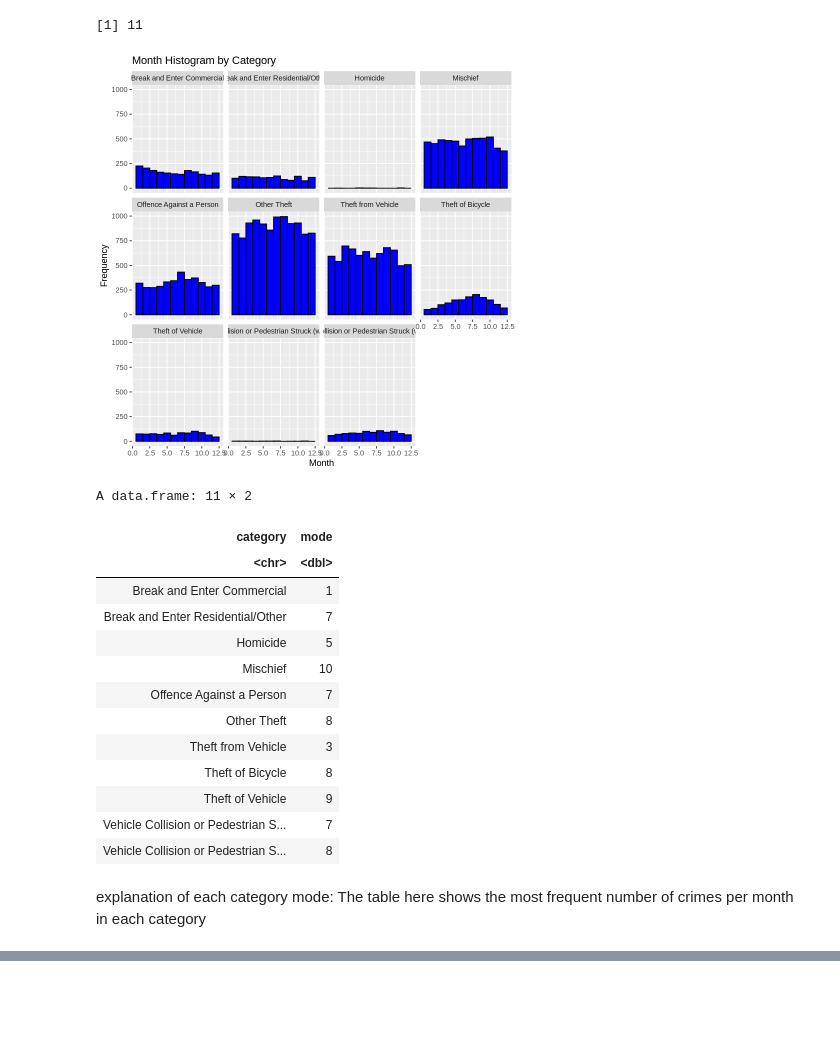
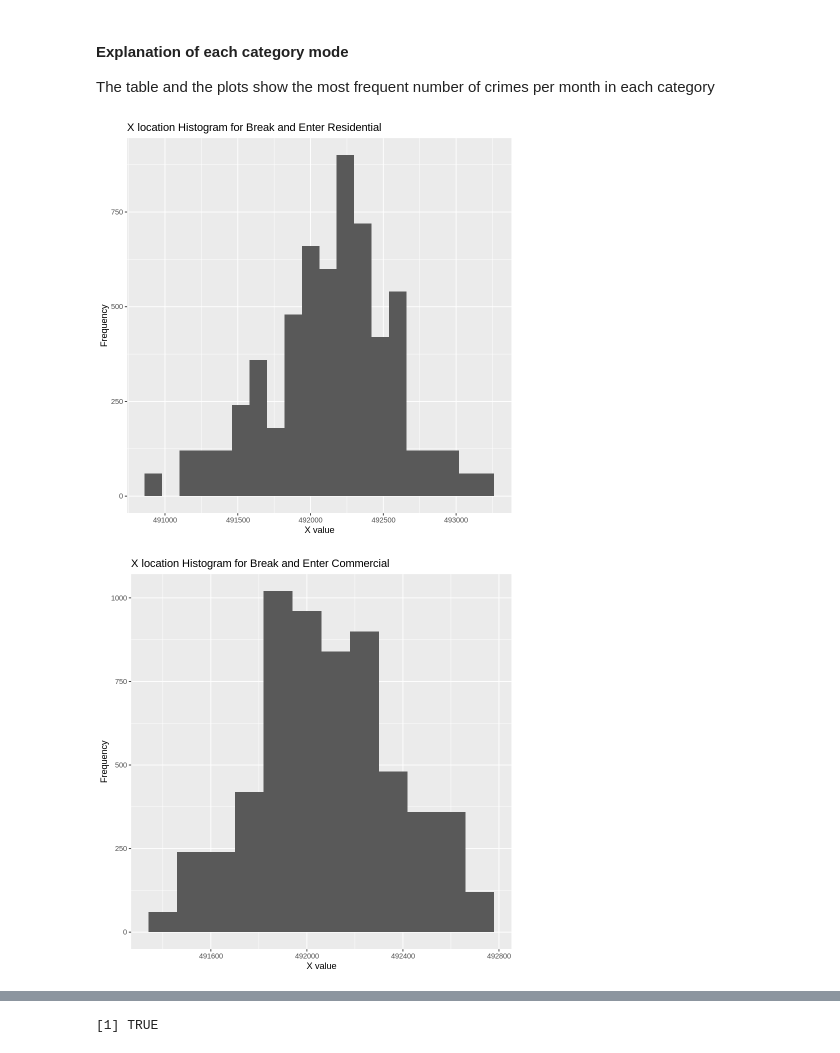
Before and after one commit to aradsab/Stat-201-Project, a Jupyter notebook: project/project.ipynb, the cells around one changed output, grey strips where cells are left out. Drawn from its saved outputs; the diff is of its cells as text; code cells hidden in the pictures; blank space fills up the shorter version.

```diff
--- a/project/project.ipynb
+++ b/project/project.ipynb
@@ -59 +71,3 @@ crime_month_dist
+# %%
+crime_X <- crime_data[c("X","TYPE")]
 # %% [markdown]
@@ -69,33 +76,40 @@ get_mode(crime_month_category$MONTH)
-# %%
-categories <- unique(crime_month_category$TYPE)
-length(categories)
-# %% [output]
-[1] 11
-# %%
-ggplot(crime_month_category, aes(x = MONTH)) +
-  geom_histogram(binwidth = 1, fill = "blue", color = "black") +
-  facet_wrap(~ TYPE, ncol = 4) +
-  labs(title = "Month Histogram by Category", x = "Month", y = "Frequency")
-# %% [output]
-[figure, removed]
-# %%
-modes <- sapply(split(crime_month_category$MONTH, crime_month_category$TYPE), get_mode)
-data.frame(category = names(modes), mode = as.numeric(modes))
-# %% [output]
-A data.frame: 11 × 2
-| category | mode |
-| <chr> | <dbl> |
-| Break and Enter Commercial | 1 |
-| Break and Enter Residential/Other | 7 |
-| Homicide | 5 |
-| Mischief | 10 |
-| Offence Against a Person | 7 |
-| Other Theft | 8 |
-| Theft from Vehicle | 3 |
-| Theft of Bicycle | 8 |
-| Theft of Vehicle | 9 |
-| Vehicle Collision or Pedestrian S... | 7 |
-| Vehicle Collision or Pedestrian S... | 8 |
 # %% [markdown]
-explanation of each category mode:
-The table here shows the most frequent number of crimes per month in each category
+#### Explanation of each category mode
+The table and the plots show the most frequent number of crimes per month in each category
+# %%
+# cleaning the data
+crime_X <- crime_X[complete.cases(crime_X), ]
+crime_X <- subset(crime_X, X != 0)
+
+crime_X_res <- crime_X[crime_X$TYPE == "Break and Enter Residential/Other", ]
+crime_X_com <- crime_X[crime_X$TYPE == "Break and Enter Commercial", ]
+crime_X_mis <- crime_X[crime_X$TYPE == "Mischief", ]
+
+crime_X_res_samples <- crime_X_res %>%
+    rep_sample_n(reps = 100, size = 60, replace = FALSE) %>%
+    group_by(replicate) %>%
+    reframe(mean = mean(X),category = TYPE)
+ggplot(crime_X_res_samples, aes(x = mean)) +
+  geom_histogram(binwidth = 120) +
+  labs(title = "X location Histogram for Break and Enter Residential", x = "X value", y = "Frequency")
+
+
+crime_X_com_samples <- crime_X_com %>%
+    rep_sample_n(reps = 100, size = 60, replace = FALSE) %>%
+    group_by(replicate) %>%
+    reframe(mean = mean(X),category = TYPE)
+ggplot(crime_X_com_samples, aes(x = mean)) +
+  geom_histogram(binwidth = 120) +
+  labs(title = "X location Histogram for Break and Enter Commercial", x = "X value", y = "Frequency")
+
+
+crime_X_mis_samples <- crime_X_mis %>%
+    rep_sample_n(reps = 100, size = 60, replace = FALSE) %>%
+    group_by(replicate) %>%
+    reframe(mean = mean(X),category = TYPE)
+ggplot(crime_X_mis_samples, aes(x = mean)) +
+  geom_histogram(binwidth = 120) +
+  labs(title = "X location Histogram for Mischief", x = "X value", y = "Frequency")
+# %% [output]
+[figure, added]
+[figure, added]
@@ -101,0 +117,4 @@ The table here shows the most frequent number of crimes per month in each catego
+# %%
+mean(crime_X_com_samples$mean) > 491984.0931
+# %% [output]
+[1] TRUE
```
Also changed, not shown: parts of 13 cells of this notebook.
